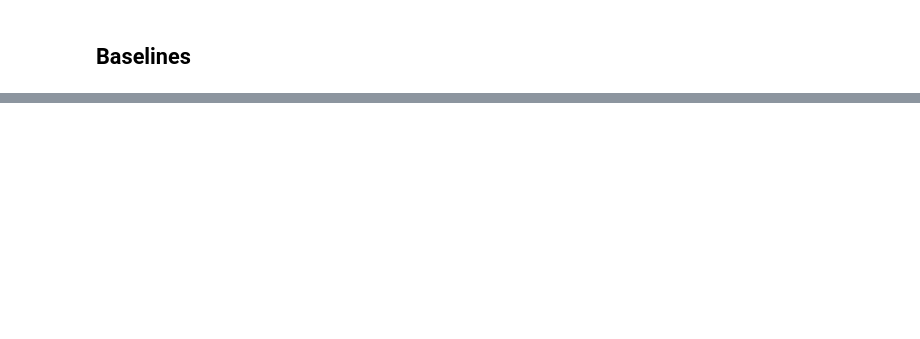
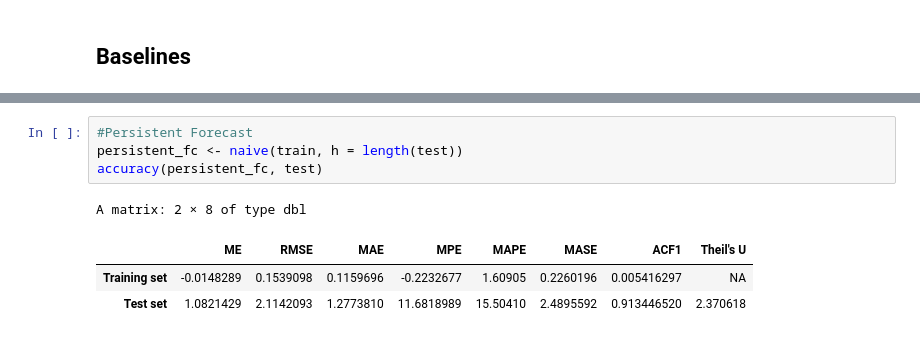
Before and after one commit to dhawal-rathore/Unemployment-Rate-Forecasting-STAT-443, a Jupyter notebook: EDA+Baselines.ipynb, the cells around one changed output, grey strips where cells are left out. Saved outputs shown, nothing was run; the diff lists cells and outputs as text; blank space fills up the shorter version.

```diff
--- a/EDA+Baselines.ipynb
+++ b/EDA+Baselines.ipynb
@@ -314,0 +350,9 @@ all_gdp                  -0.4686860        0.9869102  1.0000000
+# %%
+#Persistent Forecast
+persistent_fc <- naive(train, h = length(test))
+accuracy(persistent_fc, test)
+# %% [output]
+A matrix: 2 × 8 of type dbl
+|  | ME | RMSE | MAE | MPE | MAPE | MASE | ACF1 | Theil's U |
+| Training set | -0.0148289 | 0.1539098 | 0.1159696 | -0.2232677 | 1.60905 | 0.2260196 | 0.005416297 | NA |
+| Test set | 1.0821429 | 2.1142093 | 1.2773810 | 11.6818989 | 15.50410 | 2.4895592 | 0.913446520 | 2.370618 |
```
Also changed, not shown: parts of 5 cells of this notebook.
